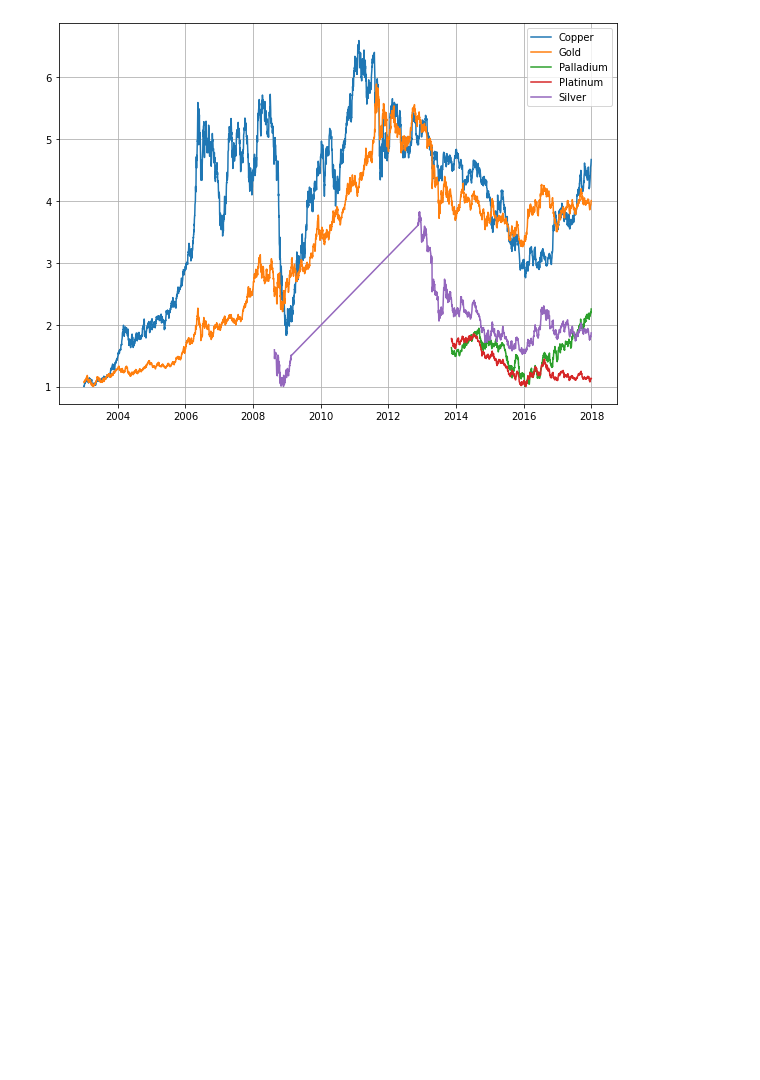
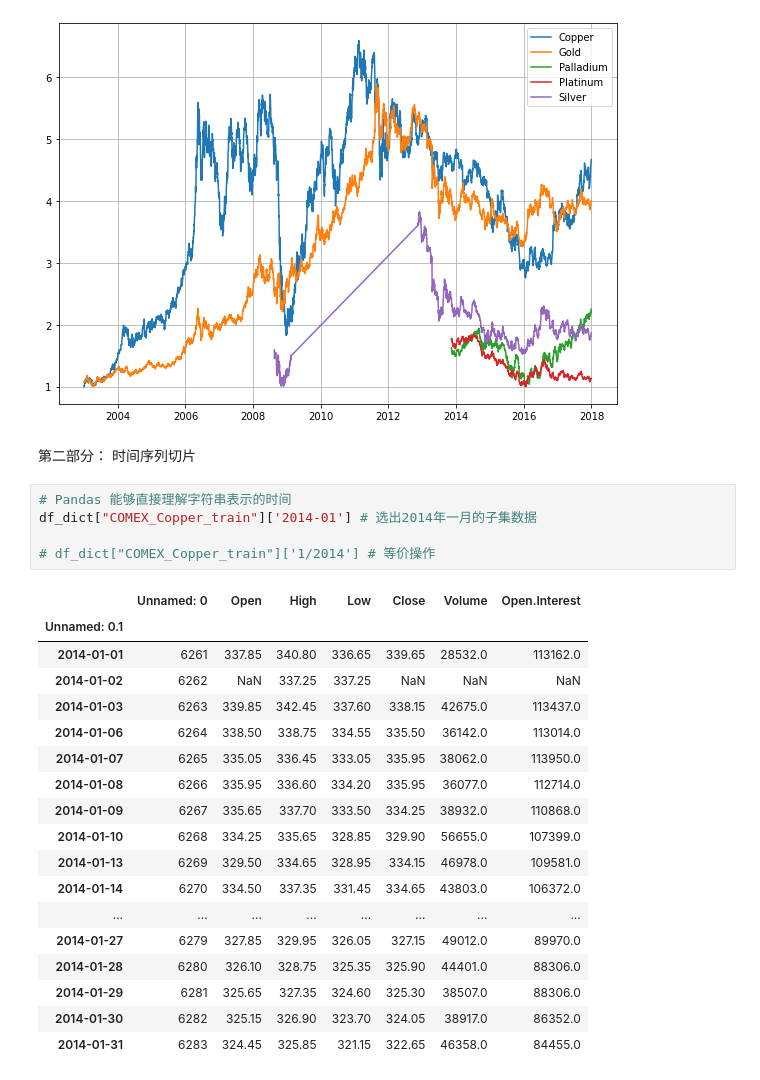
Before and after one commit to physikcat/PredictPrice, a Jupyter notebook: PridictPrice_datetime.ipynb, the cells around one changed output. Saved outputs shown, nothing was run; the diff lists cells and outputs as text; blank space fills up the shorter version.

Commit message:
时间序列切片

```diff
--- a/PridictPrice_datetime.ipynb
+++ b/PridictPrice_datetime.ipynb
@@ -108,3 +110,29 @@ ShowPrice(comex_list, labels)
 ShowRelativePrice(comex_list, labels)
 # %% [output]
 [figure]
+# %% [markdown]
+第二部分： 时间序列切片
+# %%
+# Pandas 能够直接理解字符串表示的时间
+df_dict["COMEX_Copper_train"]['2014-01'] # 选出2014年一月的子集数据
+
+# df_dict["COMEX_Copper_train"]['1/2014'] # 等价操作
+# %% [output]
+|  | Unnamed: 0 | Open | High | Low | Close | Volume | Open.Interest |
+| Unnamed: 0.1 |  |  |  |  |  |  |  |
+| 2014-01-01 | 6261 | 337.85 | 340.80 | 336.65 | 339.65 | 28532.0 | 113162.0 |
+| 2014-01-02 | 6262 | NaN | 337.25 | 337.25 | NaN | NaN | NaN |
+| 2014-01-03 | 6263 | 339.85 | 342.45 | 337.60 | 338.15 | 42675.0 | 113437.0 |
+| 2014-01-06 | 6264 | 338.50 | 338.75 | 334.55 | 335.50 | 36142.0 | 113014.0 |
+| 2014-01-07 | 6265 | 335.05 | 336.45 | 333.05 | 335.95 | 38062.0 | 113950.0 |
+| 2014-01-08 | 6266 | 335.95 | 336.60 | 334.20 | 335.95 | 36077.0 | 112714.0 |
+| 2014-01-09 | 6267 | 335.65 | 337.70 | 333.50 | 334.25 | 38932.0 | 110868.0 |
+| 2014-01-10 | 6268 | 334.25 | 335.65 | 328.85 | 329.90 | 56655.0 | 107399.0 |
+| 2014-01-13 | 6269 | 329.50 | 334.65 | 328.95 | 334.15 | 46978.0 | 109581.0 |
+| 2014-01-14 | 6270 | 334.50 | 337.35 | 331.45 | 334.65 | 43803.0 | 106372.0 |
+| ... | ... | ... | ... | ... | ... | ... | ... |
+| 2014-01-27 | 6279 | 327.85 | 329.95 | 326.05 | 327.15 | 49012.0 | 89970.0 |
+| 2014-01-28 | 6280 | 326.10 | 328.75 | 325.35 | 325.90 | 44401.0 | 88306.0 |
+| 2014-01-29 | 6281 | 325.65 | 327.35 | 324.60 | 325.30 | 38507.0 | 88306.0 |
+| 2014-01-30 | 6282 | 325.15 | 326.90 | 323.70 | 324.05 | 38917.0 | 86352.0 |
+| 2014-01-31 | 6283 | 324.45 | 325.85 | 321.15 | 322.65 | 46358.0 | 84455.0 |
```
Also changed, not shown: parts of 7 cells of this notebook.
